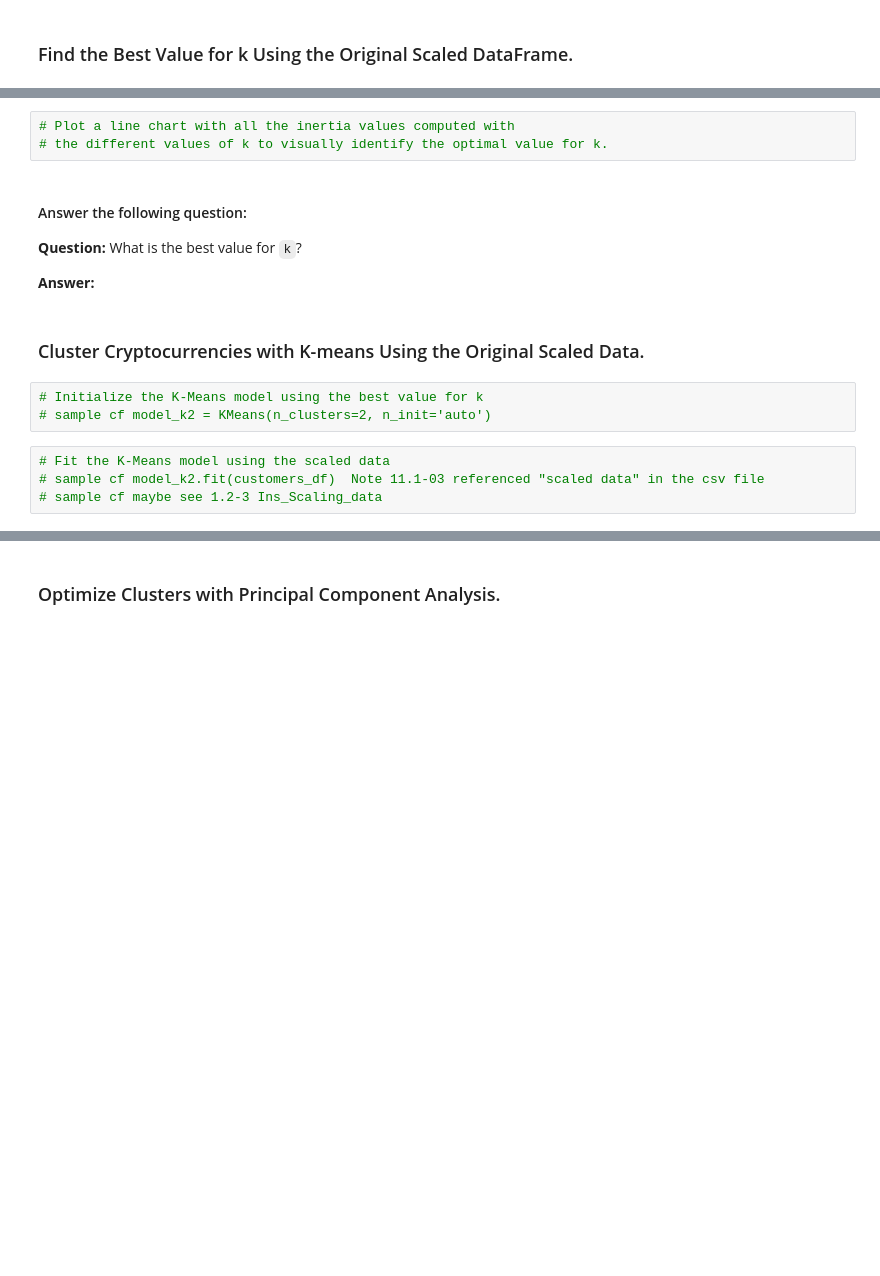
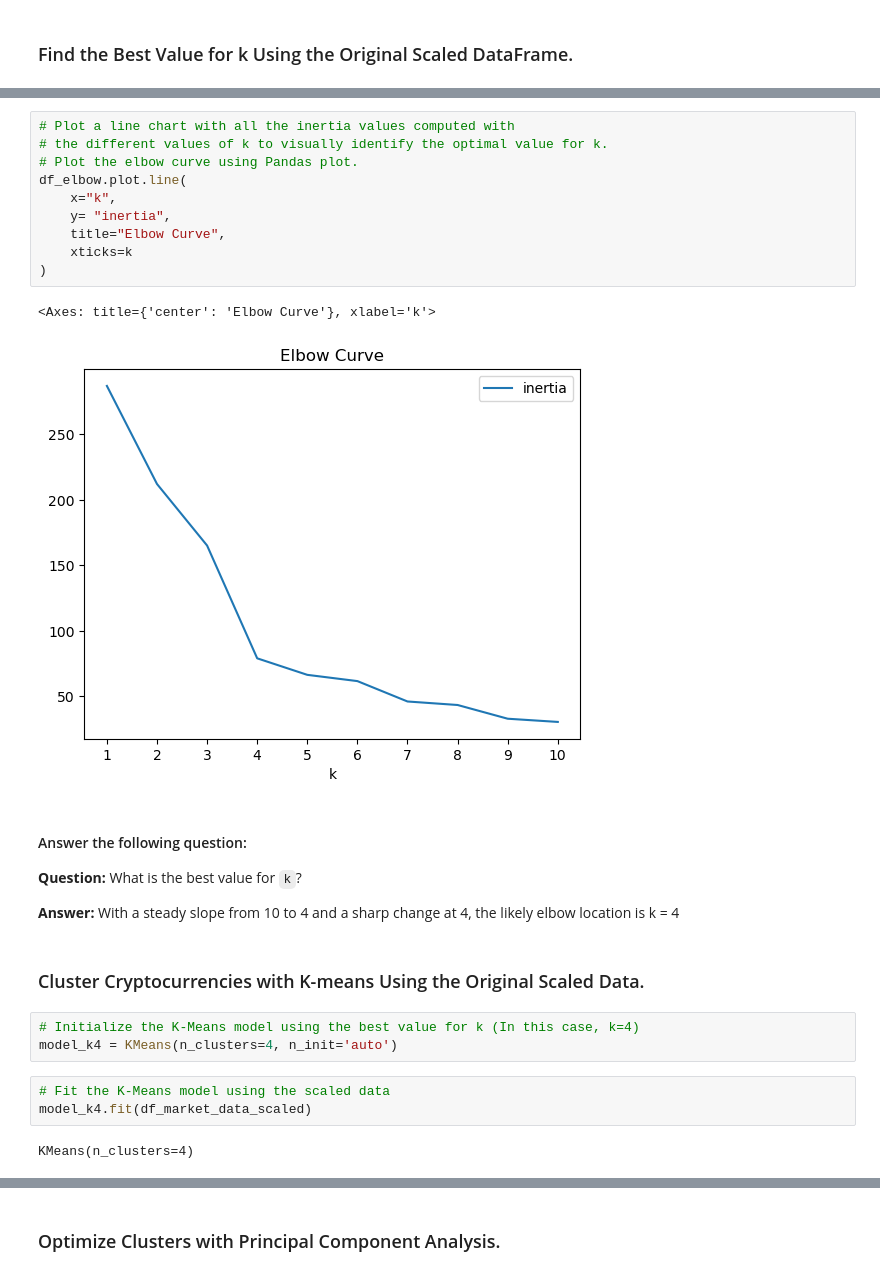
Before and after one commit to azcafriz13/CryptoClustering, a Jupyter notebook: Crypto_Clustering.ipynb, the cells around one changed output, grey strips where cells are left out. Drawn from its saved outputs; the diff is of its cells as text; blank space fills up the shorter version.

```diff
--- a/Crypto_Clustering.ipynb
+++ b/Crypto_Clustering.ipynb
@@ -139,19 +143,30 @@ display(df_market_data_scaled.head())
 # %%
 # Plot a line chart with all the inertia values computed with
 # the different values of k to visually identify the optimal value for k.
+# Plot the elbow curve using Pandas plot.
+df_elbow.plot.line(
+    x="k",
+    y= "inertia",
+    title="Elbow Curve",
+    xticks=k
+)
+# %% [output]
+<Axes: title={'center': 'Elbow Curve'}, xlabel='k'>
+[figure, added]
 # %% [markdown]
 #### Answer the following question:
 **Question:** What is the best value for `k`?
 
-**Answer:**
+**Answer:**  With a steady slope from 10 to 4 and a sharp change at 4, the likely elbow location is k = 4
 # %% [markdown]
 ### Cluster Cryptocurrencies with K-means Using the Original Scaled Data.
 # %%
-# Initialize the K-Means model using the best value for k
-# sample cf model_k2 = KMeans(n_clusters=2, n_init='auto')
+# Initialize the K-Means model using the best value for k (In this case, k=4)
+model_k4 = KMeans(n_clusters=4, n_init='auto')
 # %%
 # Fit the K-Means model using the scaled data
-# sample cf model_k2.fit(customers_df)  Note 11.1-03 referenced "scaled data" in the csv file
-# sample cf maybe see 1.2-3 Ins_Scaling_data
+model_k4.fit(df_market_data_scaled)
+# %% [output]
+KMeans(n_clusters=4)
 # %%
 # Predict the clusters to group the cryptocurrencies using the scaled data
```
Also changed, not shown: parts of 20 cells of this notebook.
